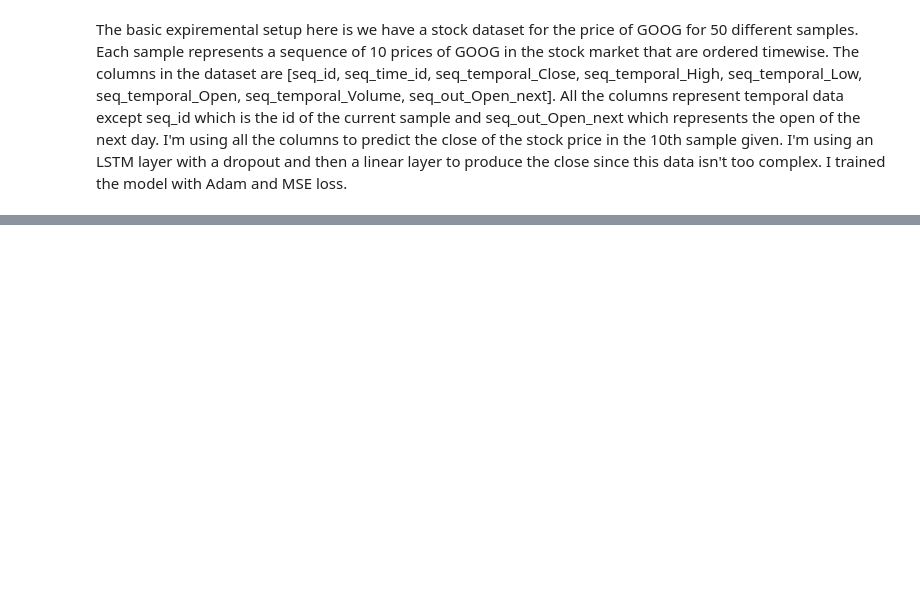
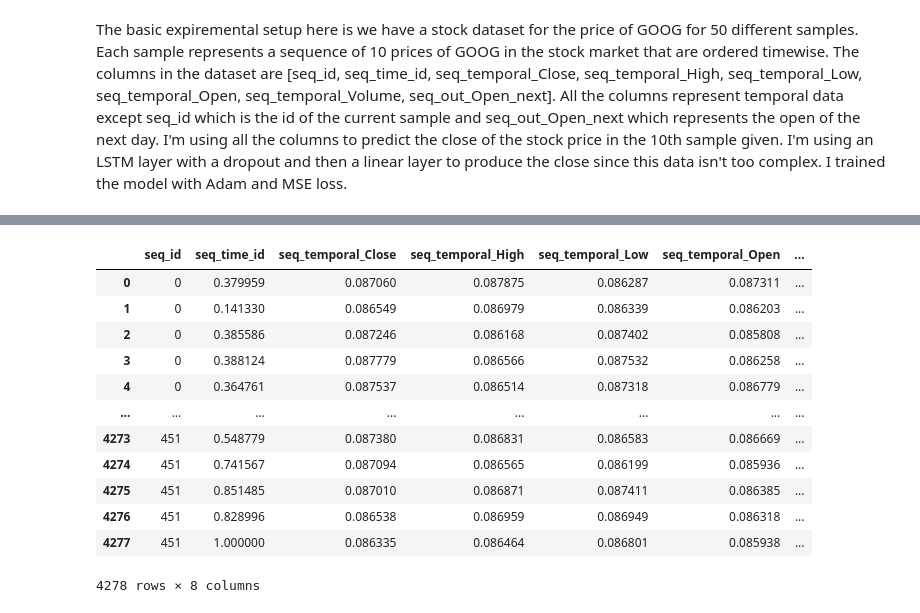
Before and after one commit to tremblerz/synthetic_time_series, a Jupyter notebook: src/SyntheticStockGenerate.ipynb, the cells around one changed output, grey strips where cells are left out. Saved outputs shown, nothing was run; the diff lists cells and outputs as text; code cells hidden in the pictures; blank space fills up the shorter version.

```diff
--- a/src/SyntheticStockGenerate.ipynb
+++ b/src/SyntheticStockGenerate.ipynb
@@ -153,3 +306,3 @@ syn_model_with_dp_eps20 = Plugins().get("timegan", mode="DPRNN", dp_enabled=True
 # %%
-syn_model_without_dp.fit(data)
+syn_model_without_dp.fit(train_data_loader)
 # %% [output]
@@ -157,3 +315,3 @@ syn_model_without_dp.fit(data)
 # %%
-syn_model_with_dp_eps1.fit(data)
+syn_model_with_dp_eps1.fit(train_data_loader)
 # %% [output]
@@ -161,4 +324,4 @@ Enabling DP Privacy Engine: epsilon= 1.0 delta= 0.00032182238498800495 max_grad_
 <synthcity.plugins.time_series.plugin_timegan.TimeGANPlugin at 0x...>
 # %%
-syn_model_with_dp_eps5.fit(data)
+syn_model_with_dp_eps5.fit(train_data_loader)
 # %% [output]
@@ -167,3 +567,3 @@ Enabling DP Privacy Engine: epsilon= 5.0 delta= 0.00032182238498800495 max_grad_
 # %%
-syn_model_with_dp_eps20.fit(data)
+syn_model_with_dp_eps20.fit(train_data_loader)
 # %% [output]
@@ -174,2 +600,18 @@ synth_data_without_dp = syn_model_without_dp.generate(count=len(data)/10)
+# %%
+synth_data_without_dp
+# %% [output]
+|  | seq_id | seq_time_id | seq_temporal_Close | seq_temporal_High | seq_temporal_Low | seq_temporal_Open | ... |
+| 0 | 0 | 0.379959 | 0.087060 | 0.087875 | 0.086287 | 0.087311 | ... |
+| 1 | 0 | 0.141330 | 0.086549 | 0.086979 | 0.086339 | 0.086203 | ... |
+| 2 | 0 | 0.385586 | 0.087246 | 0.086168 | 0.087402 | 0.085808 | ... |
+| 3 | 0 | 0.388124 | 0.087779 | 0.086566 | 0.087532 | 0.086258 | ... |
+| 4 | 0 | 0.364761 | 0.087537 | 0.086514 | 0.087318 | 0.086779 | ... |
+| ... | ... | ... | ... | ... | ... | ... | ... |
+| 4273 | 451 | 0.548779 | 0.087380 | 0.086831 | 0.086583 | 0.086669 | ... |
+| 4274 | 451 | 0.741567 | 0.087094 | 0.086565 | 0.086199 | 0.085936 | ... |
+| 4275 | 451 | 0.851485 | 0.087010 | 0.086871 | 0.087411 | 0.086385 | ... |
+| 4276 | 451 | 0.828996 | 0.086538 | 0.086959 | 0.086949 | 0.086318 | ... |
+| 4277 | 451 | 1.000000 | 0.086335 | 0.086464 | 0.086801 | 0.085938 | ... |
+4278 rows × 8 columns
 # %%
 synth_data_with_dp = syn_model_with_dp_eps1.generate(count=len(data)/10)
```
Also changed, not shown: parts of 71 cells of this notebook.
